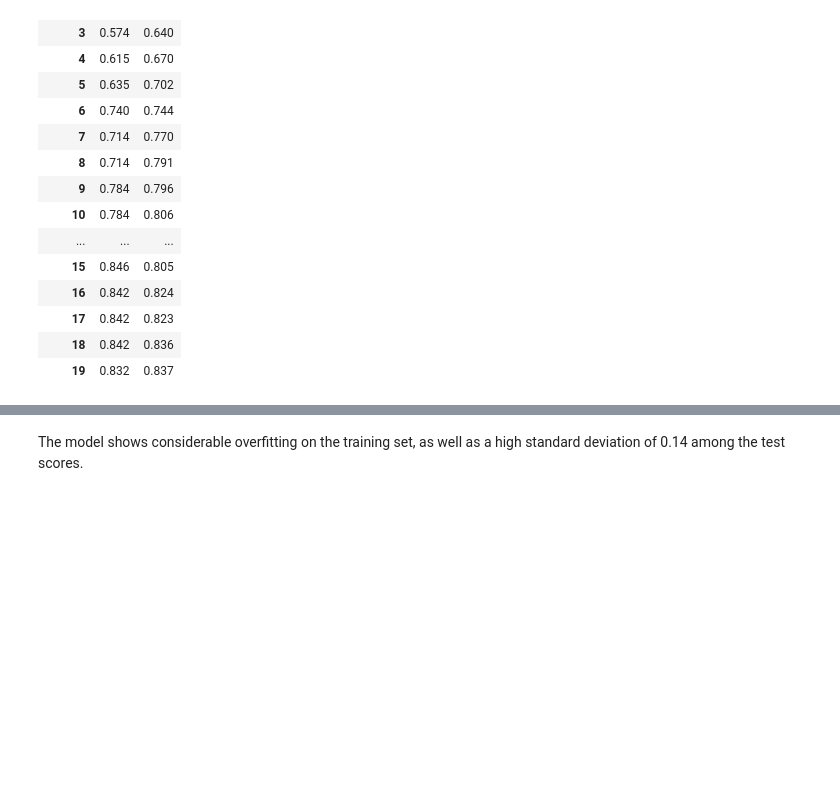
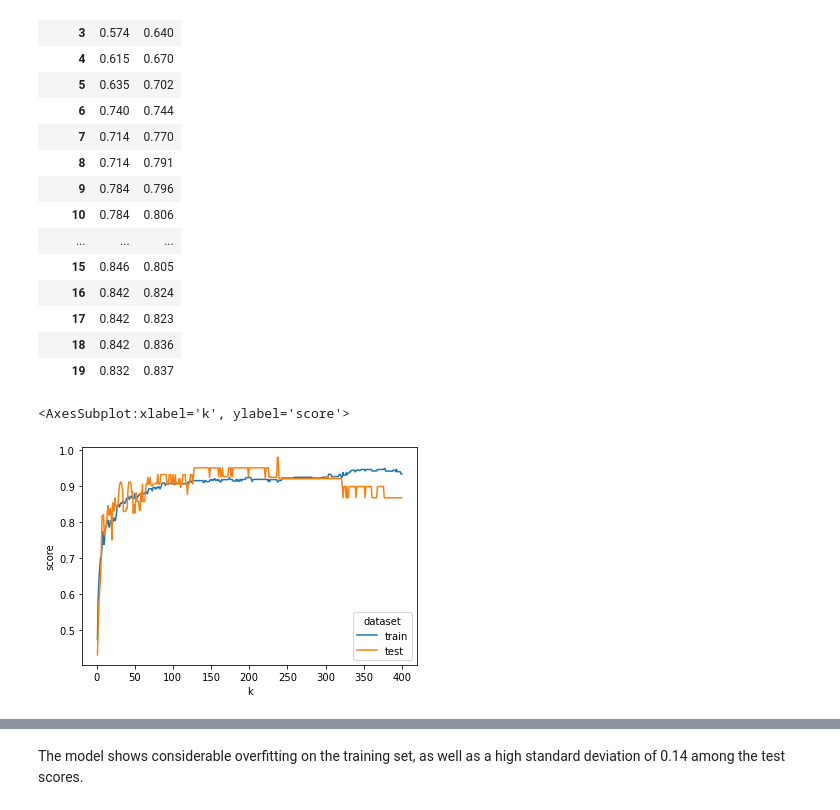
Before and after one commit to adenger/subpred3, a Jupyter notebook: notebooks/athaliana_feature_combinator.ipynb, the cells around one changed output, grey strips where cells are left out. Cells and saved outputs as stored; diff of their text form; code cells hidden in the pictures; blank space fills up the shorter version.

```diff
--- a/notebooks/athaliana_feature_combinator.ipynb
+++ b/notebooks/athaliana_feature_combinator.ipynb
@@ -314,0 +345,7 @@ df_results.pivot(columns="dataset", index="k", values="score").round(3)
+# %%
+g = sns.lineplot(data=df_results, x="k", y="score", hue="dataset")
+g.set_ylim([0,1])
+g
+# %% [output]
+<AxesSubplot:xlabel='k', ylabel='score'>
+[figure, added]
```
Also changed, not shown: parts of 19 cells of this notebook.
